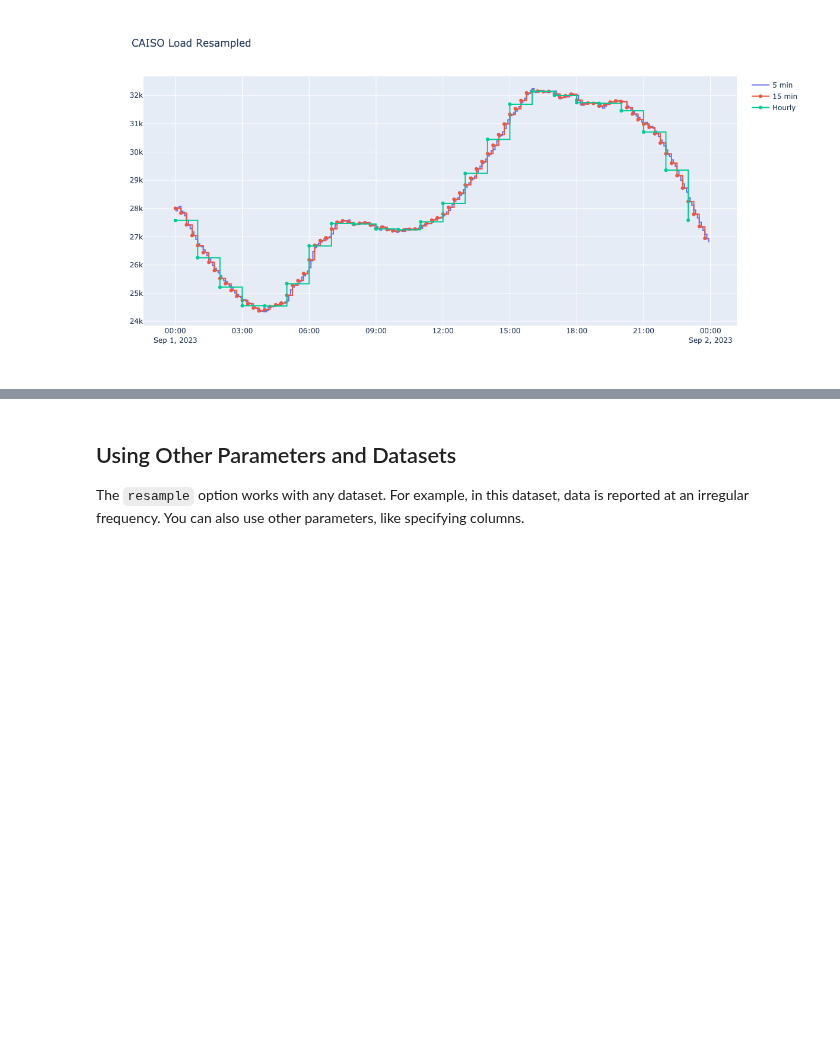
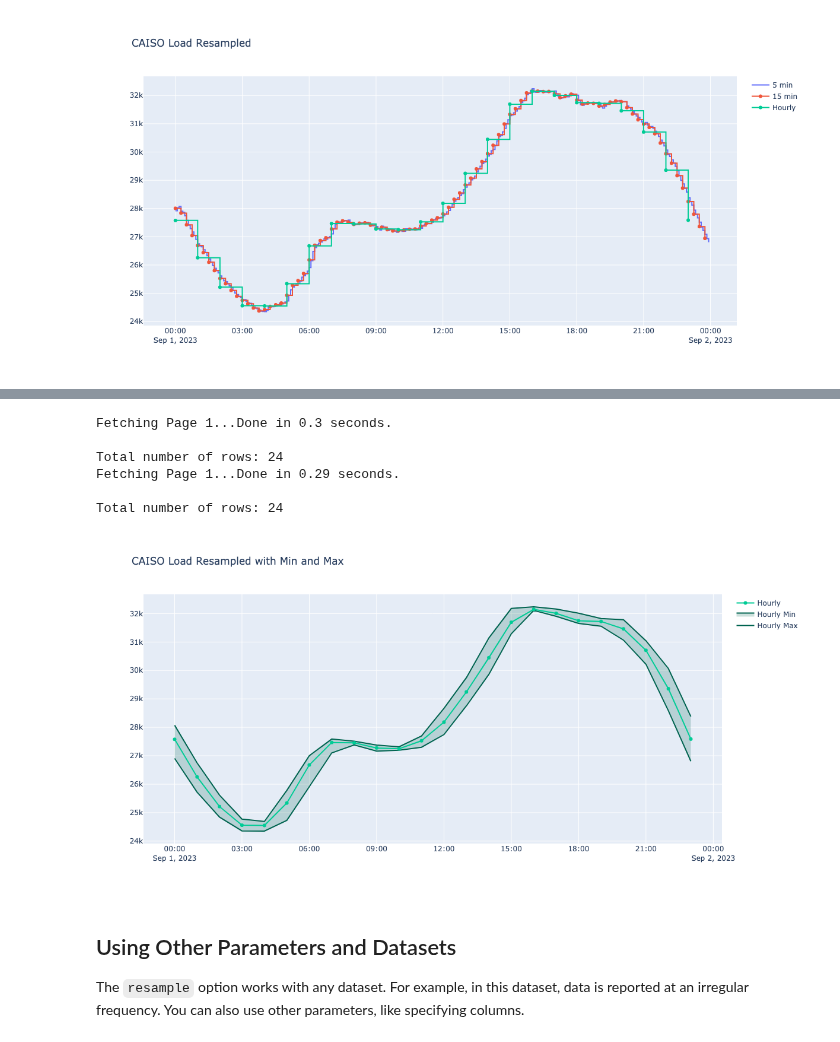
Before and after one commit to gridstatus/gridstatusio, a Jupyter notebook: Examples/Resample Data.ipynb, the cells around one changed output, grey strips where cells are left out. Drawn from its saved outputs; the diff is of its cells as text; code cells hidden in the pictures; blank space fills up the shorter version.

Commit message:
Add resample_by a resample_function

```diff
--- a/Examples/Resample Data.ipynb
+++ b/Examples/Resample Data.ipynb
@@ -15,7 +16,7 @@ gridstatusio.__version__
 
 We set up the GridStatusClient to fetch our data.
 # %%
-client = gridstatusio.GridStatusClient()
+client = gridstatusio.GridStatusClient(host="http://localhost:8000/v1")
 # %% [markdown]
 ## Fetch Data at Different Frequencies
 
@@ -150,3 +155,67 @@ fig.show("png", width=1200, height=600)
+# %%
+df_hourly_min = client.get_dataset(
+    dataset="caiso_load",
+    start="Sep 1, 2023",
+    end="Sep 2, 2023",
+    resample="1 hour",
+    resample_function="min",
+    tz="US/Pacific",
+)
+
+df_hourly_max = client.get_dataset(
+    dataset="caiso_load",
+    start="Sep 1, 2023",
+    end="Sep 2, 2023",
+    resample="1 hour",
+    resample_function="max",
+    tz="US/Pacific",
+)
+# %% [output]
+Fetching Page 1...Done in 0.3 seconds.
+
+Total number of rows: 24
+Fetching Page 1...Done in 0.29 seconds.
+
+Total number of rows: 24
+# %%
+fig = go.Figure()
+
+fig.add_trace(
+    go.Scatter(
+        x=df_hourly_max["interval_start_local"],
+        y=df_hourly_max["load"],
+        name="Hourly Max",
+        mode="lines",
+        line=dict(color="rgb(0,100,80)"),
+    )
+)
+
+fig.add_trace(
+    go.Scatter(
+        x=df_hourly_min["interval_start_local"],
+        y=df_hourly_min["load"],
+        name="Hourly Min",
+        mode="lines",
+        line=dict(color="rgb(0,100,80)"),
+        fill="tonexty",
+        fillcolor="rgba(0,100,80,0.2)",
+    )
+)
+
+fig.add_trace(
+    go.Scatter(
+        x=df_hourly["interval_start_local"],
+        y=df_hourly["load"],
+        name="Hourly",
+        mode="lines+markers",
+    )
+)
+
+fig.update_layout(title="CAISO Load Resampled with Min and Max")
+
+fig.show("png", width=1200, height=600)
+# %% [output]
+[figure, added]
 # %% [markdown]
 ## Using Other Parameters and Datasets
 
```
Also changed, not shown: parts of 3 cells of this notebook, 3 other files.
